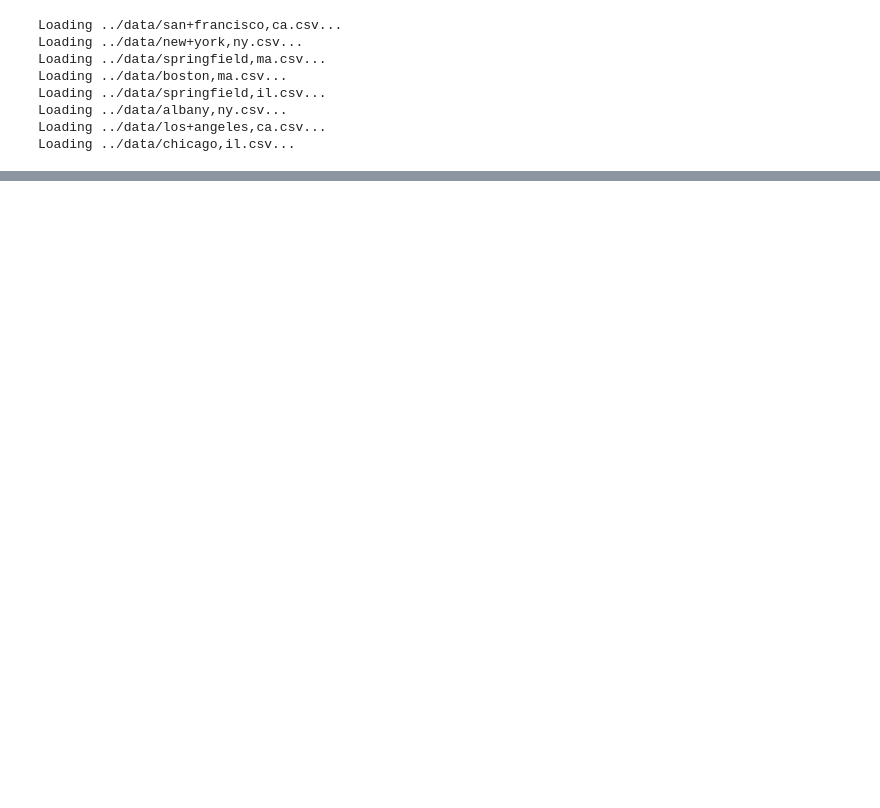
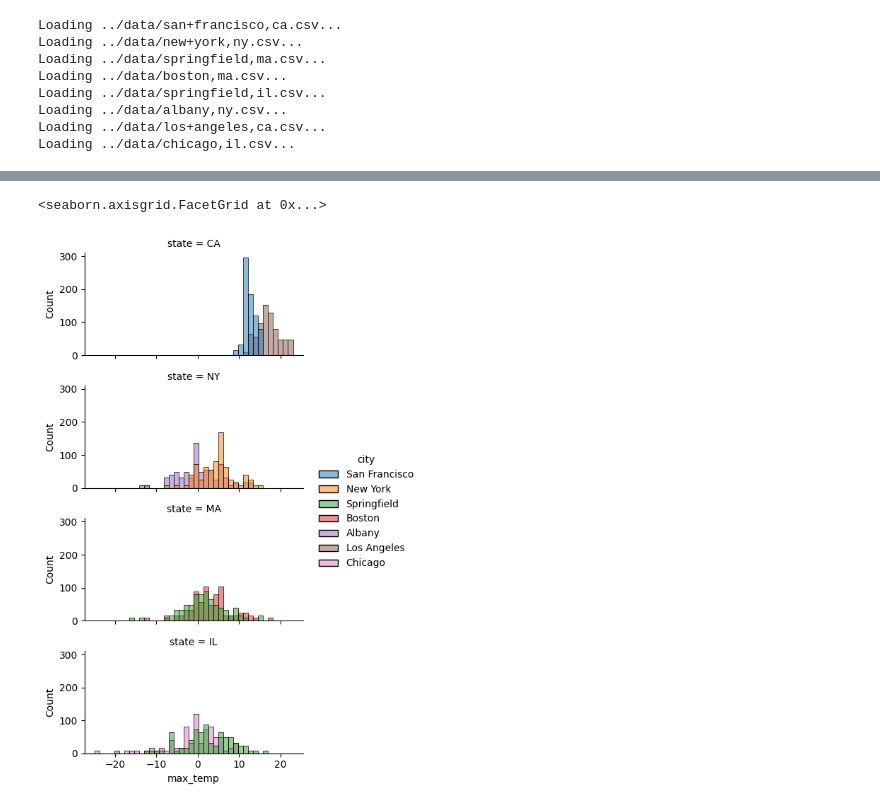
Before and after one commit to reuven/pandas-workout, a Jupyter notebook: chapter-10/Exercise 47a — Seaborn sidebar.ipynb, the cells around one changed output, grey strips where cells are left out. Saved outputs shown, nothing was run; the diff lists cells and outputs as text; code cells hidden in the pictures; blank space fills up the shorter version.

```diff
--- a/chapter-10/Exercise 47a — Seaborn sidebar.ipynb
+++ b/chapter-10/Exercise 47a — Seaborn sidebar.ipynb
@@ -96,4 +107,8 @@ sns.displot(df, x='max_temp')
 # %%
-sns.displot(data=df, x='max_temp', hue='city', row='state')
+sns.displot(data=df, x='max_temp', hue='city', row='state',
+           height=2, aspect=2)
+# %% [output]
+<seaborn.axisgrid.FacetGrid at 0x...>
+[figure, added]
 # %%
 sns.catplot(x='city', y='max_temp', data=df)
```
Also changed, not shown: parts of 16 cells of this notebook, 11 other files.
